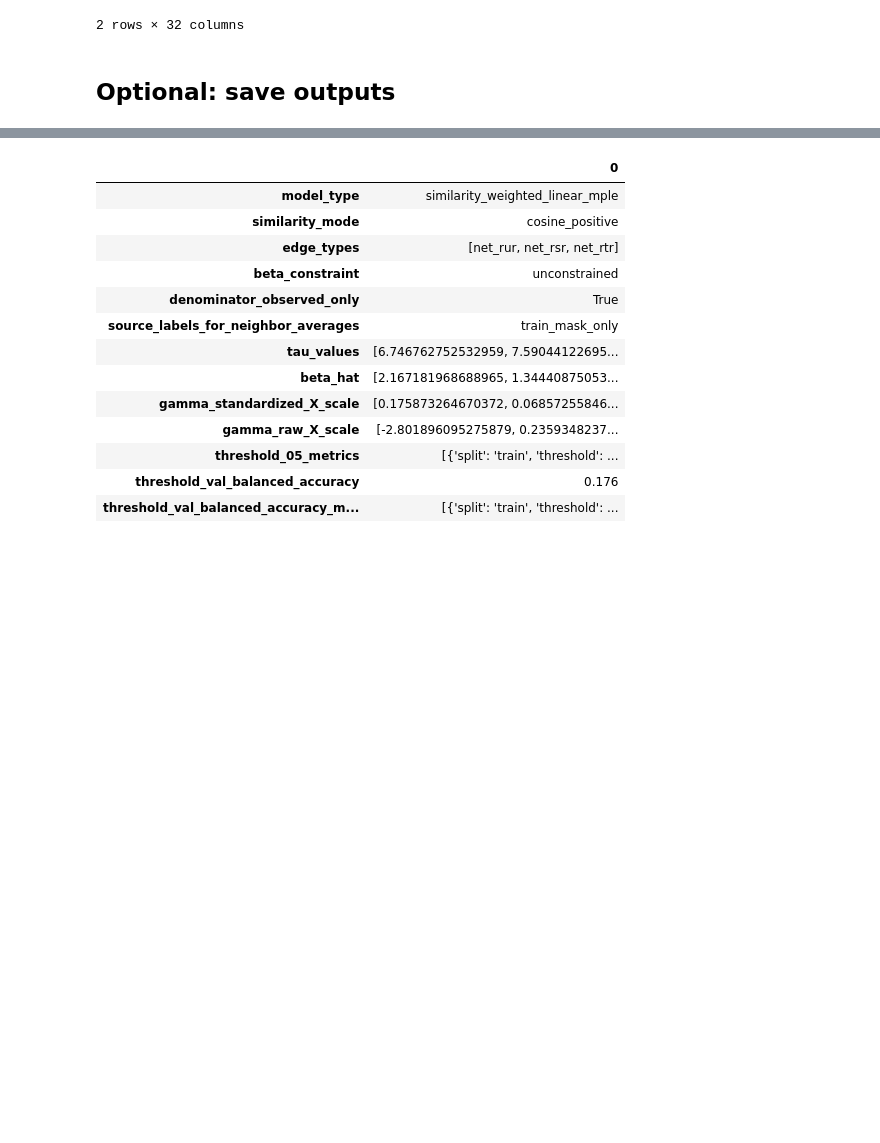
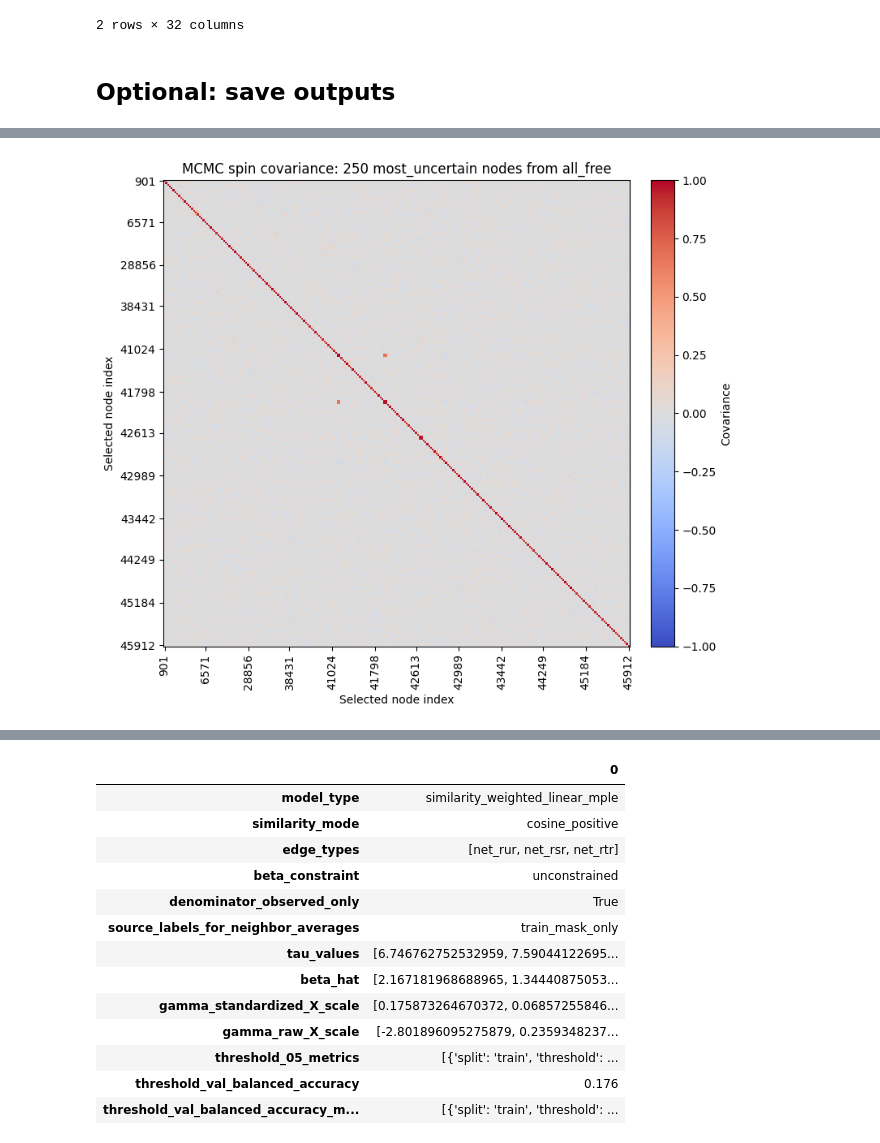
Before and after one commit to Sanchayan-Bhowal/BitcoinTransactionClassification, a Jupyter notebook: script/yelp/S_hm_weighted_linear.ipynb, the cells around one changed output, grey strips where cells are left out. Saved outputs shown, nothing was run; the diff lists cells and outputs as text; code cells hidden in the pictures; blank space fills up the shorter version.

```diff
--- a/script/yelp/S_hm_weighted_linear.ipynb
+++ b/script/yelp/S_hm_weighted_linear.ipynb
@@ -958,0 +1260,74 @@ field_decomp_df.groupby("label")[[
+# %%
+CORR_NODE_POOL = "all_free"  # one of {"all_free", "validation", "test"}
+CORR_NODE_SELECTION = "most_uncertain"  # one of {"most_uncertain", "random", "first"}
+CORR_MAX_NODES = 250
+CORR_RANDOM_SEED = 717
+
+samples_for_corr = mcmc_results["samples"].astype(np.float64)
+posterior_for_corr = mcmc_results["posterior"].copy()
+
+fixed_for_corr = posterior_for_corr["fixed_in_mcmc"].to_numpy().astype(bool)
+val_for_corr = val_mask.detach().cpu().numpy().astype(bool)
+test_for_corr = test_mask.detach().cpu().numpy().astype(bool)
+
+if CORR_NODE_POOL == "all_free":
+    pool_mask = ~fixed_for_corr
+elif CORR_NODE_POOL == "validation":
+    pool_mask = val_for_corr & ~fixed_for_corr
+elif CORR_NODE_POOL == "test":
+    pool_mask = test_for_corr & ~fixed_for_corr
+else:
+    raise ValueError("CORR_NODE_POOL must be 'all_free', 'validation', or 'test'.")
+
+candidate_nodes = np.flatnonzero(pool_mask)
+if candidate_nodes.size == 0:
+    raise ValueError("No non-clamped nodes available for the selected correlation pool.")
+
+k = min(CORR_MAX_NODES, candidate_nodes.size)
+if CORR_NODE_SELECTION == "most_uncertain":
+    p_hat_for_corr = posterior_for_corr["P_sigma_plus_1"].to_numpy()
+    uncertainty = p_hat_for_corr[candidate_nodes] * (1.0 - p_hat_for_corr[candidate_nodes])
+    selected_nodes = candidate_nodes[np.argsort(uncertainty)[-k:]]
+elif CORR_NODE_SELECTION == "random":
+    rng = np.random.default_rng(CORR_RANDOM_SEED)
+    selected_nodes = rng.choice(candidate_nodes, size=k, replace=False)
+elif CORR_NODE_SELECTION == "first":
+    selected_nodes = candidate_nodes[:k]
+else:
+    raise ValueError("CORR_NODE_SELECTION must be 'most_uncertain', 'random', or 'first'.")
+
+selected_nodes = np.sort(selected_nodes)
+selected_samples = samples_for_corr[:, selected_nodes]
+node_std = selected_samples.std(axis=0)
+nonconstant = node_std > 0
+selected_nodes = selected_nodes[nonconstant]
+selected_samples = selected_samples[:, nonconstant]
+
+if selected_nodes.size < 2:
+    raise ValueError("Need at least two nonconstant selected nodes to compute a correlation matrix.")
+
+mean_sigma = selected_samples.mean(axis=0)
+mean_outer = selected_samples.T @ selected_samples / selected_samples.shape[0]
+cov_matrix = mean_outer - np.outer(mean_sigma, mean_sigma)
+
+fig, ax = plt.subplots(figsize=(8, 7))
+vmax = np.nanmax(np.abs(cov_matrix))
+vmax = 0.01 if not np.isfinite(vmax) or vmax == 0 else vmax
+im = ax.imshow(cov_matrix, cmap="vlag" if "sns" in globals() else "coolwarm", vmin=-vmax, vmax=vmax, interpolation="nearest")
+ax.set_title(f"MCMC spin covariance: {selected_nodes.size} {CORR_NODE_SELECTION} nodes from {CORR_NODE_POOL}")
+ax.set_xlabel("Selected node index")
+ax.set_ylabel("Selected node index")
+
+max_ticks = 12
+tick_positions = np.linspace(0, selected_nodes.size - 1, min(max_ticks, selected_nodes.size), dtype=int)
+ax.set_xticks(tick_positions)
+ax.set_yticks(tick_positions)
+ax.set_xticklabels(selected_nodes[tick_positions], rotation=90)
+ax.set_yticklabels(selected_nodes[tick_positions])
+
+cbar = fig.colorbar(im, ax=ax, fraction=0.046, pad=0.04)
+cbar.set_label("Covariance")
+plt.tight_layout()
+plt.show()
+# %% [output]
+[figure, added]
```
Also changed, not shown: parts of 18 cells of this notebook, 7 other files.
